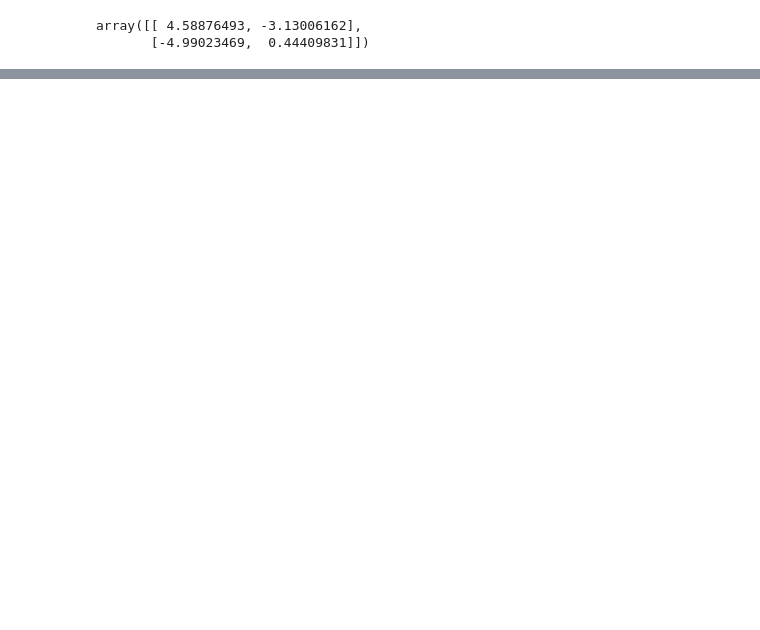
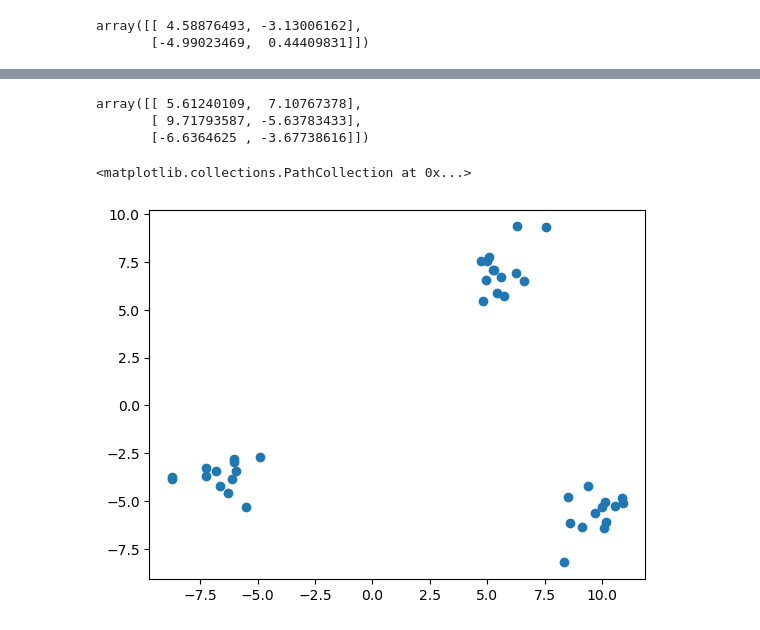
Before and after one commit to nguynlb/DataScience, a Jupyter notebook: MachineLearning/K-means.ipynb, the cells around one changed output, grey strips where cells are left out. Cells and saved outputs as stored; diff of their text form; code cells hidden in the pictures; blank space fills up the shorter version.

Commit message:
Plot data

```diff
--- a/MachineLearning/K-means.ipynb
+++ b/MachineLearning/K-means.ipynb
@@ -267,0 +266,11 @@ TypeError: should_stop() takes 3 positional arguments but 4 were given
+# %%
+centroid
+# %% [output]
+array([[ 5.61240109,  7.10767378],
+       [ 9.71793587, -5.63783433],
+       [-6.6364625 , -3.67738616]])
+# %%
+plt.scatter(data_set[:, 0], data_set[:, 1])
+# %% [output]
+<matplotlib.collections.PathCollection at 0x...>
+[figure, added]
```
Also changed, not shown: parts of 7 cells of this notebook.
